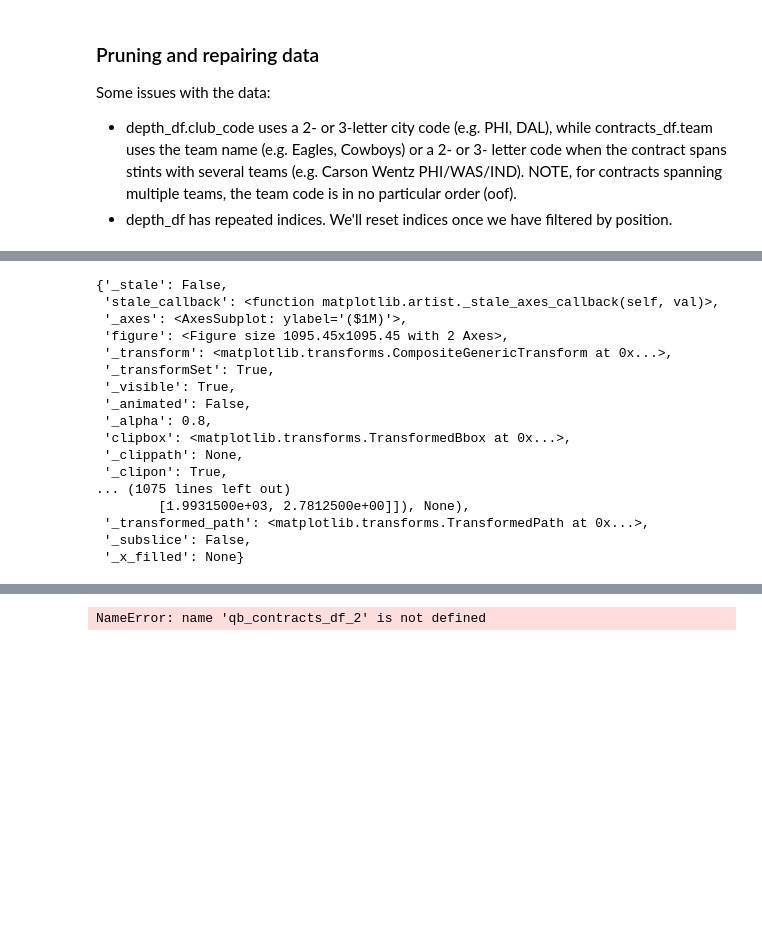
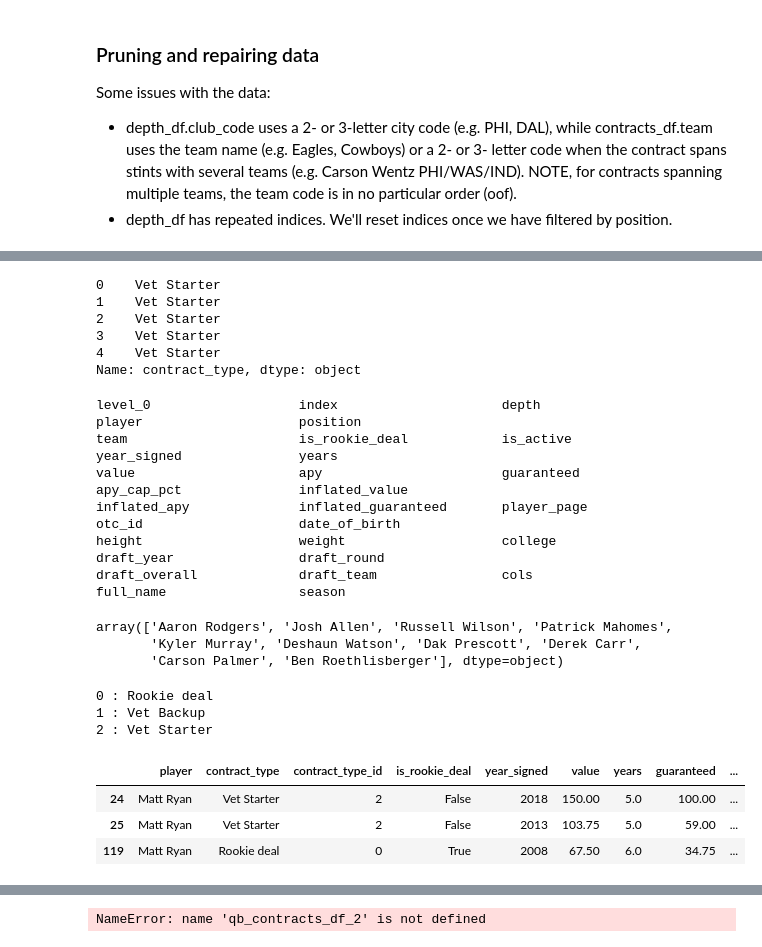
Before and after one commit to eatai/nfl_datascience, a Jupyter notebook: QB_contract_trends.ipynb, the cells around one changed output, grey strips where cells are left out. Saved outputs shown, nothing was run; the diff lists cells and outputs as text; code cells hidden in the pictures; blank space fills up the shorter version.

```diff
--- a/QB_contract_trends.ipynb
+++ b/QB_contract_trends.ipynb
@@ -320,20 +392,55 @@ leg.get_texts()[0].set_alpha(0.5)
+# %%
+depth = qb_contracts_df['depth'].to_numpy(dtype=int)
+
+contract_type_conditions = [is_rookie_deal,
+    (~ is_rookie_deal) & (depth==1),
+    (~ is_rookie_deal) & (depth >1)
+    ]
+
+contract_types = ['Rookie deal', 'Vet Starter', 'Vet Backup']
+qb_contracts_df['contract_type'] = np.select(contract_type_conditions, contract_types, default='')
+qb_contracts_df['contract_type'].head()
+# %% [output]
+0    Vet Starter
+1    Vet Starter
+2    Vet Starter
+3    Vet Starter
+4    Vet Starter
+Name: contract_type, dtype: object
+# %%
+compact_columns(qb_contracts_df)
+qb_contracts_df['player'].unique()[:10]
+# %% [output]
+level_0                   index                     depth                     player                    position
+team                      is_rookie_deal            is_active                 year_signed               years
+value                     apy                       guaranteed                apy_cap_pct               inflated_value
+inflated_apy              inflated_guaranteed       player_page               otc_id                    date_of_birth
+height                    weight                    college                   draft_year                draft_round
+draft_overall             draft_team                cols                      full_name                 season
+array(['Aaron Rodgers', 'Josh Allen', 'Russell Wilson', 'Patrick Mahomes',
+       'Kyler Murray', 'Deshaun Watson', 'Dak Prescott', 'Derek Carr',
+       'Carson Palmer', 'Ben Roethlisberger'], dtype=object)
 # %%
-ax[0].get_lines()[0].__dict__
+import plotly.graph_objects as go
+import plotly.express as px
-# %% [output]
-{'_stale': False,
- 'stale_callback': <function matplotlib.artist._stale_axes_callback(self, val)>,
- '_axes': <AxesSubplot: ylabel='($1M)'>,
- 'figure': <Figure size 1095.45x1095.45 with 2 Axes>,
- '_transform': <matplotlib.transforms.CompositeGenericTransform at 0x...>,
- '_transformSet': True,
- '_visible': True,
- '_animated': False,
- '_alpha': 0.8,
- 'clipbox': <matplotlib.transforms.TransformedBbox at 0x...>,
- '_clippath': None,
- '_clipon': True,
-... (1075 lines left out)
-        [1.9931500e+03, 2.7812500e+00]]), None),
- '_transformed_path': <matplotlib.transforms.TransformedPath at 0x...>,
- '_subslice': False,
- '_x_filled': None}
+# %%
+
+df = qb_contracts_df[['player', 'contract_type', 'is_rookie_deal', 'year_signed', 'value', 'years', 'guaranteed', 'apy', 'apy_cap_pct', 'inflated_apy']]
+
+contract_type_ids, contract_types_unique = pd.factorize(df['contract_type'], sort = True, size_hint=3)
+[print(f'{ci} : {cu}') for ci, cu in zip(np.unique(contract_type_ids), contract_types_unique)]
+
+df.insert(2, 'contract_type_id', contract_type_ids)
+x_offset = 0.2
+# df.loc[df['is_rookie_deal'], 'year_signed'] += x_offset
+# %% [output]
+0 : Rookie deal
+1 : Vet Backup
+2 : Vet Starter
+# %%
+df.query('player == "Matt Ryan"')
+# %% [output]
+|  | player | contract_type | contract_type_id | is_rookie_deal | year_signed | value | years | guaranteed | ... |
+| 24 | Matt Ryan | Vet Starter | 2 | False | 2018 | 150.00 | 5.0 | 100.00 | ... |
+| 25 | Matt Ryan | Vet Starter | 2 | False | 2013 | 103.75 | 5.0 | 59.00 | ... |
+| 119 | Matt Ryan | Rookie deal | 0 | True | 2008 | 67.50 | 6.0 | 34.75 | ... |
```
Also changed, not shown: parts of 31 cells of this notebook, 3 other files.
